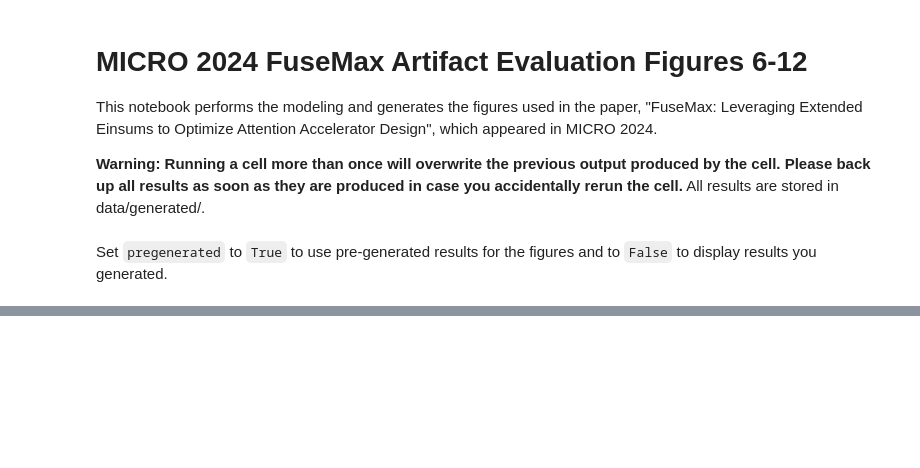
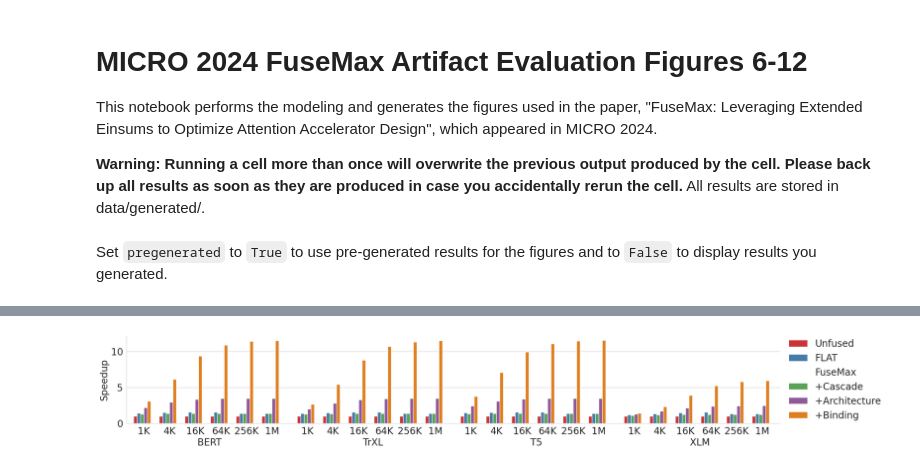
Before and after one commit to FPSG-UIUC/micro24-fusemax-artifact, a Jupyter notebook: notebooks/figs.ipynb, the cells around one changed output, grey strips where cells are left out. Saved outputs shown, nothing was run; the diff lists cells and outputs as text; code cells hidden in the pictures; blank space fills up the shorter version.

```diff
--- a/notebooks/figs.ipynb
+++ b/notebooks/figs.ipynb
@@ -41,3 +53,5 @@ graph.draw_bar_graph(graph.load_data("energy", data_cb=lambda a, u: a / u), "Ene
 # %%
-graph.draw_bar_graph(graph.load_data("latency", kernel="end2end", data_cb=lambda a, u: u / a), "Speedup", "fig10")
+graph.draw_bar_graph(graph.load_data("latency", kernel="end2end", data_cb=lambda a, u: u / a, pregenerated=pregenerated), "Speedup", "fig10")
+# %% [output]
+[figure, added]
 # %%
```
Also changed, not shown: parts of 9 cells of this notebook, 18 other files.
